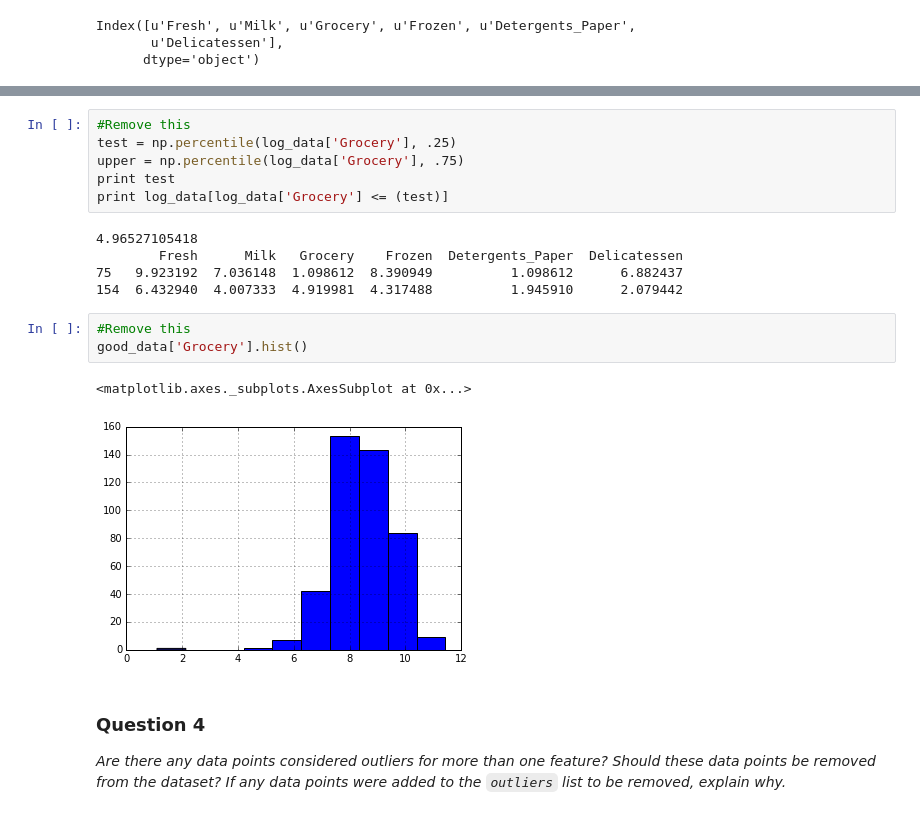
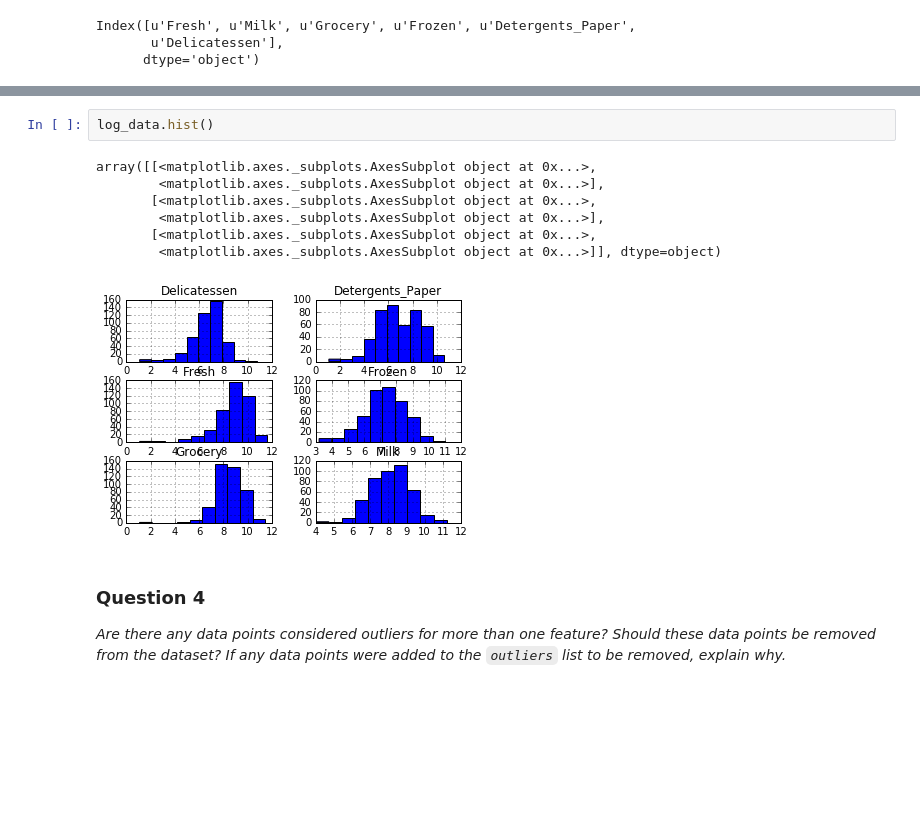
Before and after one commit to theofanislekkas/mlnd, a Jupyter notebook: customer_segments/customer_segments.ipynb, the cells around one changed output, grey strips where cells are left out. Cells and saved outputs as stored; diff of their text form; blank space fills up the shorter version.

```diff
--- a/customer_segments/customer_segments.ipynb
+++ b/customer_segments/customer_segments.ipynb
@@ -285,23 +279,16 @@ Data points considered outliers for the feature 'Delicatessen':
 | 128 | 4.941642 | 9.087834 | 8.248791 | 4.955827 | 6.967909 | 1.098612 |
 | 142 | 10.519646 | 8.875147 | 9.018332 | 8.004700 | 2.995732 | 1.098612 |
 | 187 | 7.798933 | 8.987447 | 9.192075 | 8.743372 | 8.148735 | 1.098612 |
-# %%
-#Remove this
-test = np.percentile(log_data['Grocery'], .25)
-upper = np.percentile(log_data['Grocery'], .75)
-print test
-print log_data[log_data['Grocery'] <= (test)]
-# %% [output]
-4.96527105418
-        Fresh      Milk   Grocery    Frozen  Detergents_Paper  Delicatessen
-75   9.923192  7.036148  1.098612  8.390949          1.098612      6.882437
-154  6.432940  4.007333  4.919981  4.317488          1.945910      2.079442
-# %%
-#Remove this
-good_data['Grocery'].hist()
-# %% [output]
-<matplotlib.axes._subplots.AxesSubplot at 0x...>
-[figure, removed]
+# %%
+log_data.hist()
+# %% [output]
+array([[<matplotlib.axes._subplots.AxesSubplot object at 0x...>,
+        <matplotlib.axes._subplots.AxesSubplot object at 0x...>],
+       [<matplotlib.axes._subplots.AxesSubplot object at 0x...>,
+        <matplotlib.axes._subplots.AxesSubplot object at 0x...>],
+       [<matplotlib.axes._subplots.AxesSubplot object at 0x...>,
+        <matplotlib.axes._subplots.AxesSubplot object at 0x...>]], dtype=object)
+[figure, added]
 # %% [markdown]
 ### Question 4
 *Are there any data points considered outliers for more than one feature? Should these data points be removed from the dataset? If any data points were added to the `outliers` list to be removed, explain why.*
```
Also changed, not shown: parts of 22 cells of this notebook.
